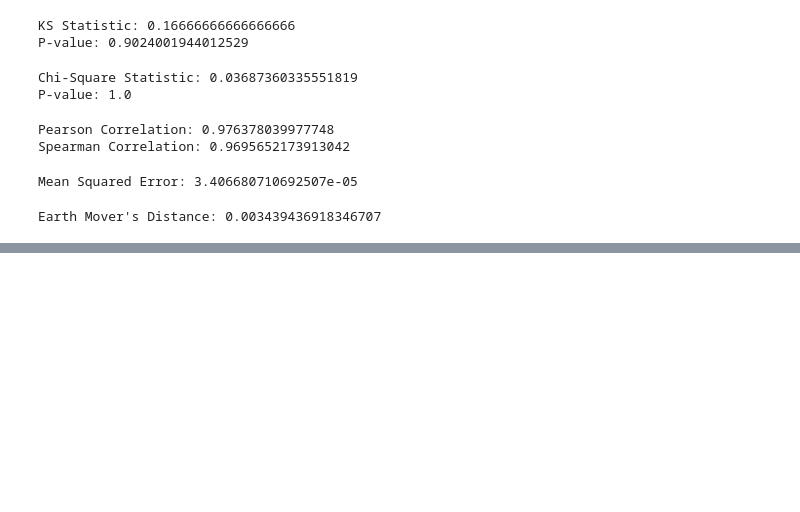
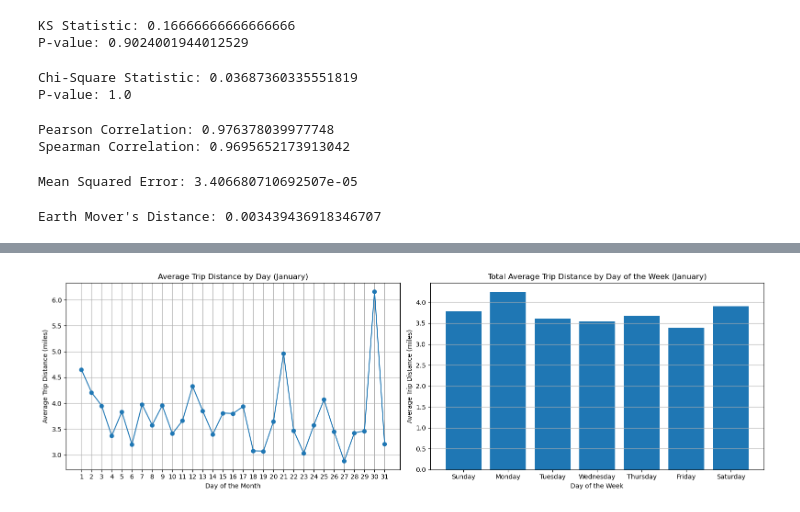
Before and after one commit to tesla1900/local_llm, a Jupyter notebook: python/clean_analysis.ipynb, the cells around one changed output, grey strips where cells are left out. Cells and saved outputs as stored; diff of their text form; code cells hidden in the pictures; blank space fills up the shorter version.

```diff
--- a/python/clean_analysis.ipynb
+++ b/python/clean_analysis.ipynb
@@ -370,0 +435,33 @@ Earth Mover's Distance: 0.003439436918346707
+# %%
+# Calculate average trip distance by day over the course of the month
+avg_trip_distance_by_day = df_january.groupby('pickup_day')['trip_distance'].mean()
+
+# Calculate total average trip distance by day of the week
+avg_trip_distance_by_weekday = df_january.groupby('pickup_weekday')['trip_distance'].mean()
+
+# Day names for labeling the plots
+day_names = ['Sunday', 'Monday', 'Tuesday', 'Wednesday', 'Thursday', 'Friday', 'Saturday']
+
+# Create a figure with 2 subplots side by side
+fig, (ax1, ax2) = plt.subplots(1, 2, figsize=(16, 5))
+
+# Plot 1: Average trip distance by day over the course of the month
+ax1.plot(avg_trip_distance_by_day.index, avg_trip_distance_by_day.values, marker='o')
+ax1.set_title('Average Trip Distance by Day (January)')
+ax1.set_xlabel('Day of the Month')
+ax1.set_ylabel('Average Trip Distance (miles)')
+ax1.grid(True)
+ax1.set_xticks(range(1, 32))  # Assuming January has 31 days
+
+# Plot 2: Total average trip distance by day of the week
+ax2.bar(avg_trip_distance_by_weekday.index, avg_trip_distance_by_weekday.values, tick_label=day_names)
+ax2.set_title('Total Average Trip Distance by Day of the Week (January)')
+ax2.set_xlabel('Day of the Week')
+ax2.set_ylabel('Average Trip Distance (miles)')
+ax2.grid(axis='y')
+
+# Adjust layout and display the plot
+plt.tight_layout()
+plt.show()
+# %% [output]
+[figure, added]
```
Also changed, not shown: parts of 7 cells of this notebook.
